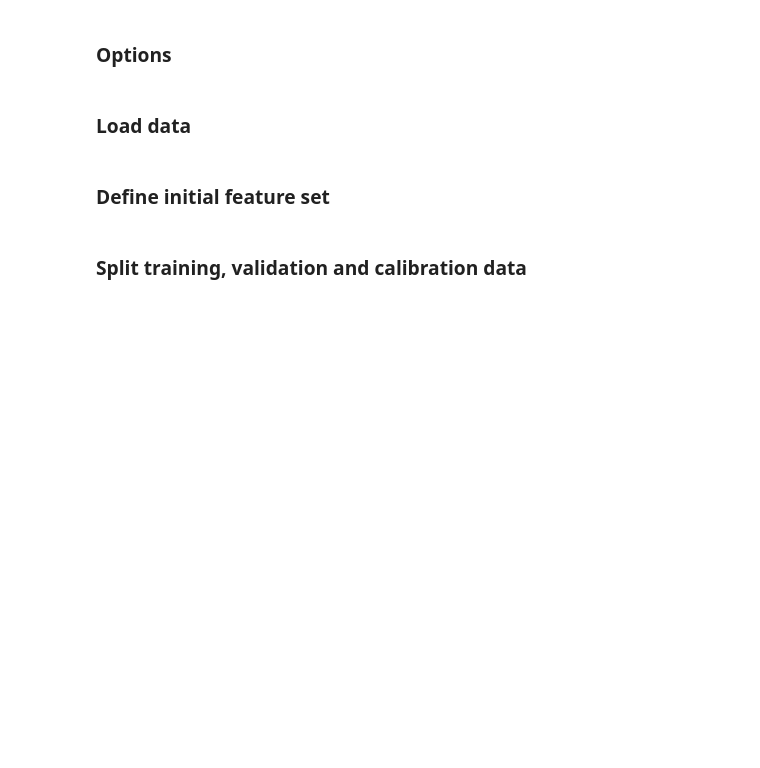
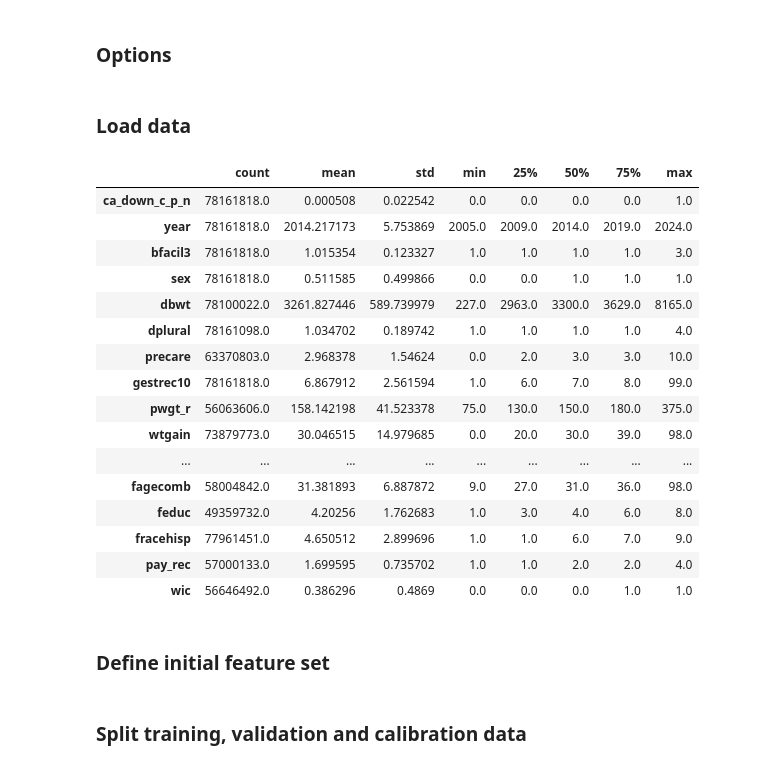
Before and after one commit to frankbuckley/ds-births-populations, a Jupyter notebook: projects/us-birth-certificates/0002-predictors.ipynb, the cells around one changed output. Saved outputs shown, nothing was run; the diff lists cells and outputs as text; code cells hidden in the pictures; blank space fills up the shorter version.

```diff
--- a/projects/us-birth-certificates/0002-predictors.ipynb
+++ b/projects/us-birth-certificates/0002-predictors.ipynb
@@ -90,10 +108,6 @@ df = con.execute(
         END AS ca_down_c_p_n,
         -- ==================== date of birth ====================
         year,
-        -- month of birth
-        dob_mm,
-        -- day of week of birth (1-7)
-        dob_wk,
         -- ==================== birth location ====================
         -- birth place (1: hospital, 2: not hospital, 3: unknown/not stated)
         bfacil3,
@@ -392,33 +406,51 @@ df = con.execute(
             ELSE NULL
         END AS feduc,
         -- paternal race
         CASE
             WHEN  fracehisp >= 1 AND fracehisp <= 10 THEN fracehisp
             ELSE NULL
         END AS fracehisp,
         -- ==================== socio-economic indicators ====================
         -- payment source recode
         CASE
             WHEN  pay_rec < 5 THEN pay_rec
             ELSE NULL
         END AS pay_rec,
         -- supplemental nutrition program for women, infants, and children
         CASE
             WHEN wic = 'Y' THEN 1::UTINYINT
             WHEN wic = 'N' THEN 0::UTINYINT
             ELSE NULL
         END AS wic
     FROM
         us_births
     WHERE year >= {START_YEAR} AND ca_down_c_p_n IS NOT NULL
     ORDER BY
         year, dob_mm, dob_wk
     """
 ).df()
 
 con.close()
 
 df.describe().T
+# %% [output]
+|  | count | mean | std | min | 25% | 50% | 75% | max |
+| ca_down_c_p_n | 78161818.0 | 0.000508 | 0.022542 | 0.0 | 0.0 | 0.0 | 0.0 | 1.0 |
+| year | 78161818.0 | 2014.217173 | 5.753869 | 2005.0 | 2009.0 | 2014.0 | 2019.0 | 2024.0 |
+| bfacil3 | 78161818.0 | 1.015354 | 0.123327 | 1.0 | 1.0 | 1.0 | 1.0 | 3.0 |
+| sex | 78161818.0 | 0.511585 | 0.499866 | 0.0 | 0.0 | 1.0 | 1.0 | 1.0 |
+| dbwt | 78100022.0 | 3261.827446 | 589.739979 | 227.0 | 2963.0 | 3300.0 | 3629.0 | 8165.0 |
+| dplural | 78161098.0 | 1.034702 | 0.189742 | 1.0 | 1.0 | 1.0 | 1.0 | 4.0 |
+| precare | 63370803.0 | 2.968378 | 1.54624 | 0.0 | 2.0 | 3.0 | 3.0 | 10.0 |
+| gestrec10 | 78161818.0 | 6.867912 | 2.561594 | 1.0 | 6.0 | 7.0 | 8.0 | 99.0 |
+| pwgt_r | 56063606.0 | 158.142198 | 41.523378 | 75.0 | 130.0 | 150.0 | 180.0 | 375.0 |
+| wtgain | 73879773.0 | 30.046515 | 14.979685 | 0.0 | 20.0 | 30.0 | 39.0 | 98.0 |
+| ... | ... | ... | ... | ... | ... | ... | ... | ... |
+| fagecomb | 58004842.0 | 31.381893 | 6.887872 | 9.0 | 27.0 | 31.0 | 36.0 | 98.0 |
+| feduc | 49359732.0 | 4.20256 | 1.762683 | 1.0 | 3.0 | 4.0 | 6.0 | 8.0 |
+| fracehisp | 77961451.0 | 4.650512 | 2.899696 | 1.0 | 1.0 | 6.0 | 7.0 | 9.0 |
+| pay_rec | 57000133.0 | 1.699595 | 0.735702 | 1.0 | 1.0 | 2.0 | 2.0 | 4.0 |
+| wic | 56646492.0 | 0.386296 | 0.4869 | 0.0 | 0.0 | 0.0 | 1.0 | 1.0 |
 # %%
 def ap_scorer(estimator, X, y):
     proba = estimator.predict_proba(X)[:, 1]
```
Also changed, not shown: parts of 11 cells of this notebook.
